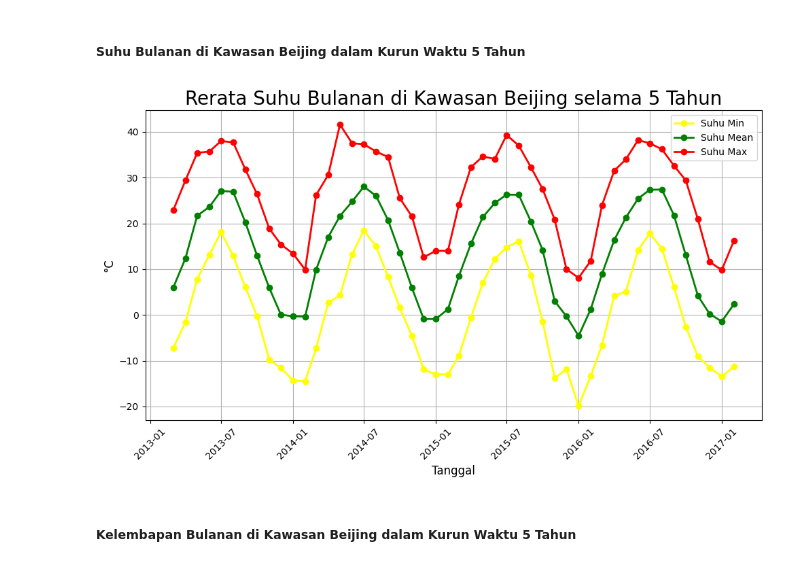
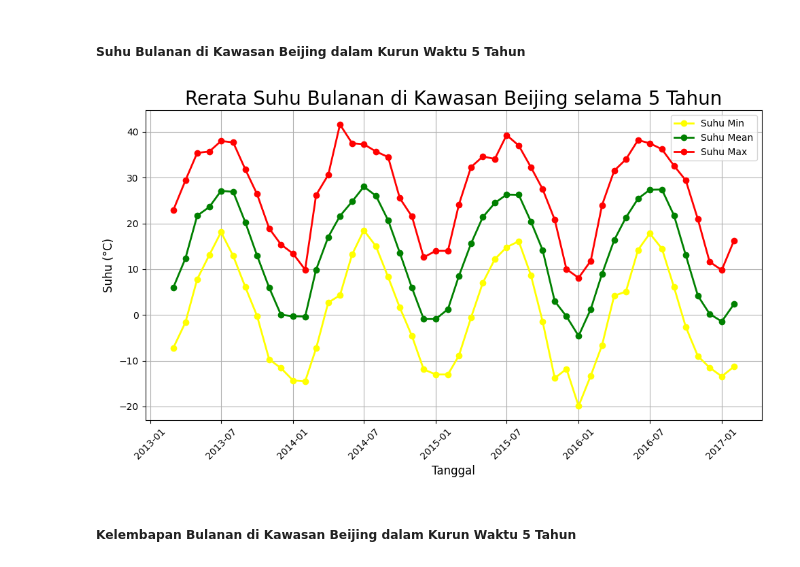
Before and after one commit to QaruzDin/Air-quality-dataset, a Jupyter notebook: Submission/notebook.ipynb, the cells around one changed output. Drawn from its saved outputs; the diff is of its cells as text; code cells hidden in the pictures.

```diff
--- a/Submission/notebook.ipynb
+++ b/Submission/notebook.ipynb
@@ -1114,19 +1151,19 @@ plt.show()
 # %%
 plt.figure(figsize=(10, 6))
 plt.plot(x, y2, marker='o', linewidth=2, label='Suhu Min', color='yellow')
 plt.plot(x, y3, marker='o', linewidth=2, label='Suhu Mean', color='green')
 plt.plot(x, y4, marker='o', linewidth=2, label='Suhu Max', color='red')
 
 plt.title("Rerata Suhu Bulanan di Kawasan Beijing selama 5 Tahun", fontsize=20)
 plt.xlabel("Tanggal", fontsize=12)
-plt.ylabel("°C", fontsize=12)
+plt.ylabel("Suhu (°C)", fontsize=12)
 plt.legend()
 plt.grid(True)
 plt.xticks(rotation=45)
 plt.tight_layout()
 plt.show()
 # %% [output]
-[figure, old version]
+[figure, new version]
 # %% [markdown]
 ##### Kelembapan Bulanan di Kawasan Beijing dalam Kurun Waktu 5 Tahun
 # %%
```
Also changed, not shown: parts of 16 cells of this notebook.
